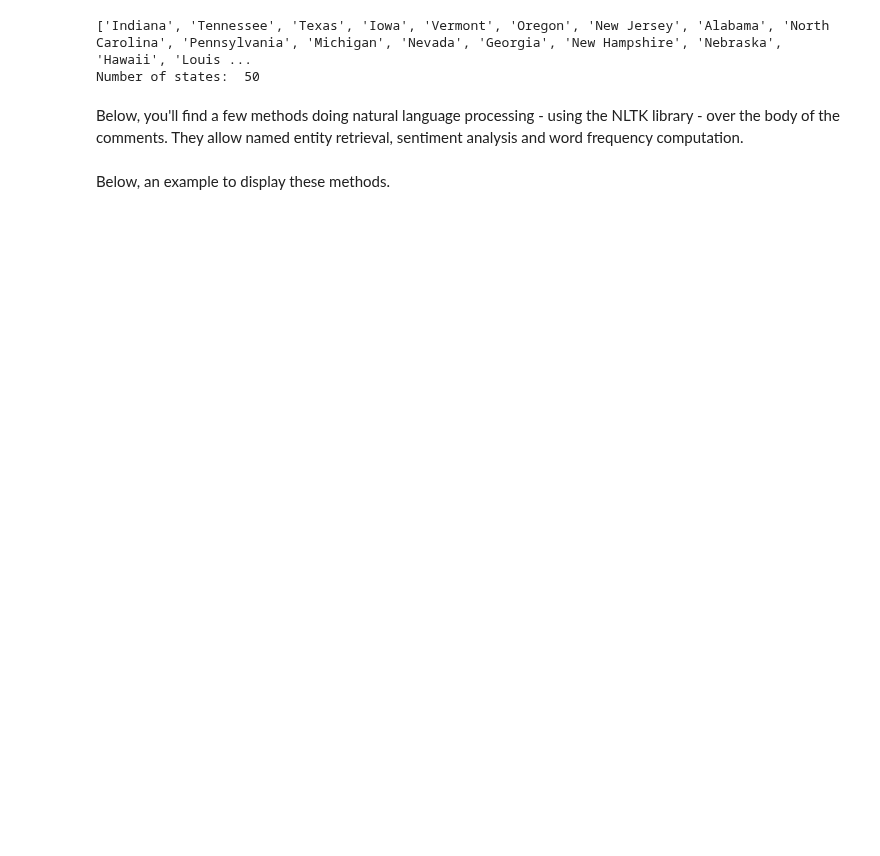
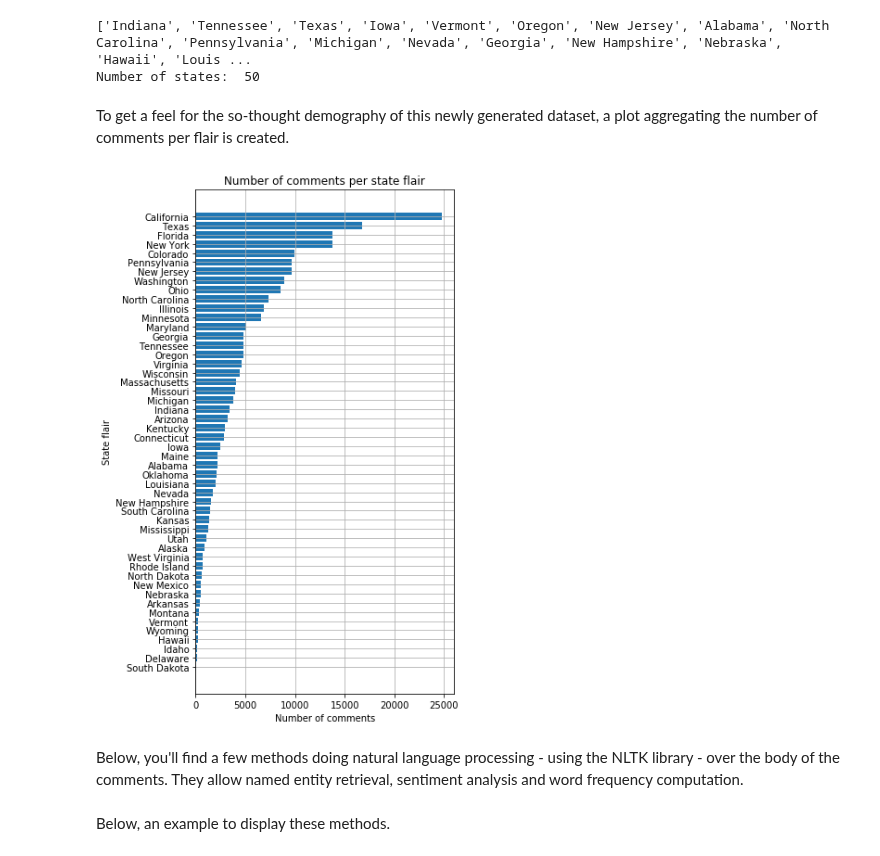
Before and after one commit to arthishow/Project, a Jupyter notebook: Final project.ipynb, the cells around one changed output. Saved outputs shown, nothing was run; the diff lists cells and outputs as text; code cells hidden in the pictures; blank space fills up the shorter version.

```diff
--- a/Final project.ipynb
+++ b/Final project.ipynb
@@ -242,6 +242,20 @@ print('Number of states: ', len(state_list))
 # %% [output]
 ['Indiana', 'Tennessee', 'Texas', 'Iowa', 'Vermont', 'Oregon', 'New Jersey', 'Alabama', 'North Carolina', 'Pennsylvania', 'Michigan', 'Nevada', 'Georgia', 'New Hampshire', 'Nebraska', 'Hawaii', 'Louis ...
 Number of states:  50
+# %% [markdown]
+To get a feel for the so-thought demography of this newly generated dataset, a plot aggregating the number of comments per flair is created.
+# %%
+df = flair_politics[['author_flair_text', 'author']].groupby(['author_flair_text']).agg('count')
+df = df[df['author'] > 0].sort_values('author')
+plt.figure(figsize=(5,10))
+plt.grid()
+plt.xlabel('Number of comments')
+plt.ylabel('State flair')
+plt.title("Number of comments per state flair")
+plt.barh(df.index.values, df['author'])
+plt.show()
+# %% [output]
+[figure, added]
 # %% [markdown]
 Below, you'll find a few methods doing natural language processing - using the NLTK library - over the body of the comments. They allow named entity retrieval, sentiment analysis and word frequency computation.
 # %%
```
Also changed, not shown: parts of 19 cells of this notebook, 1 other file.
